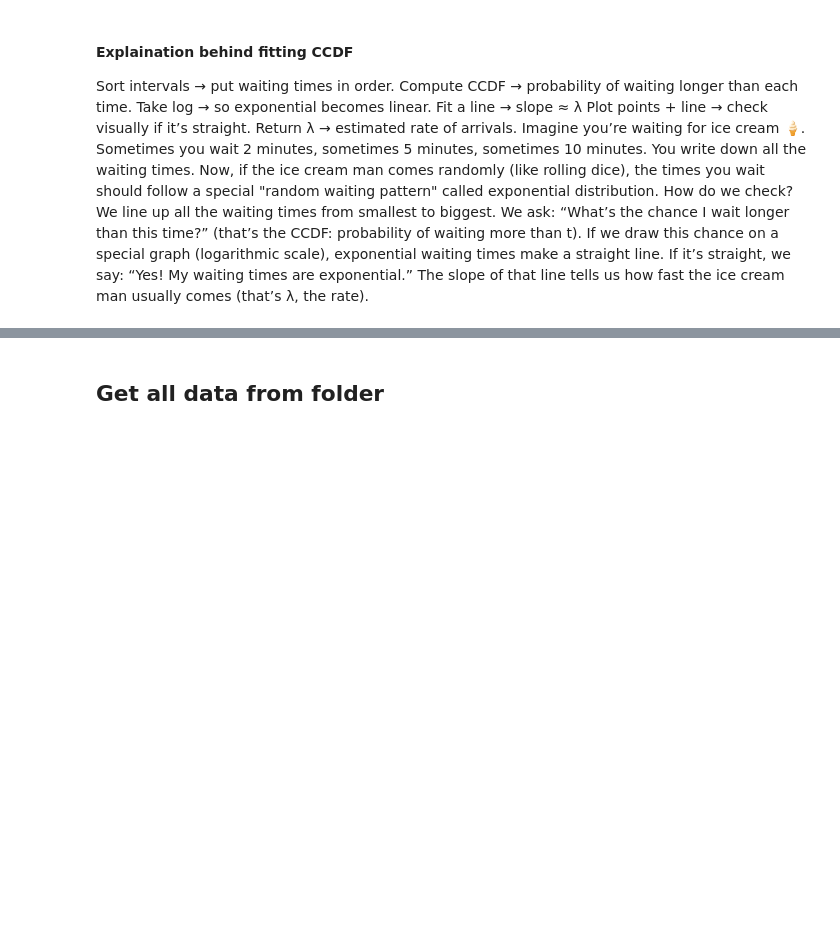
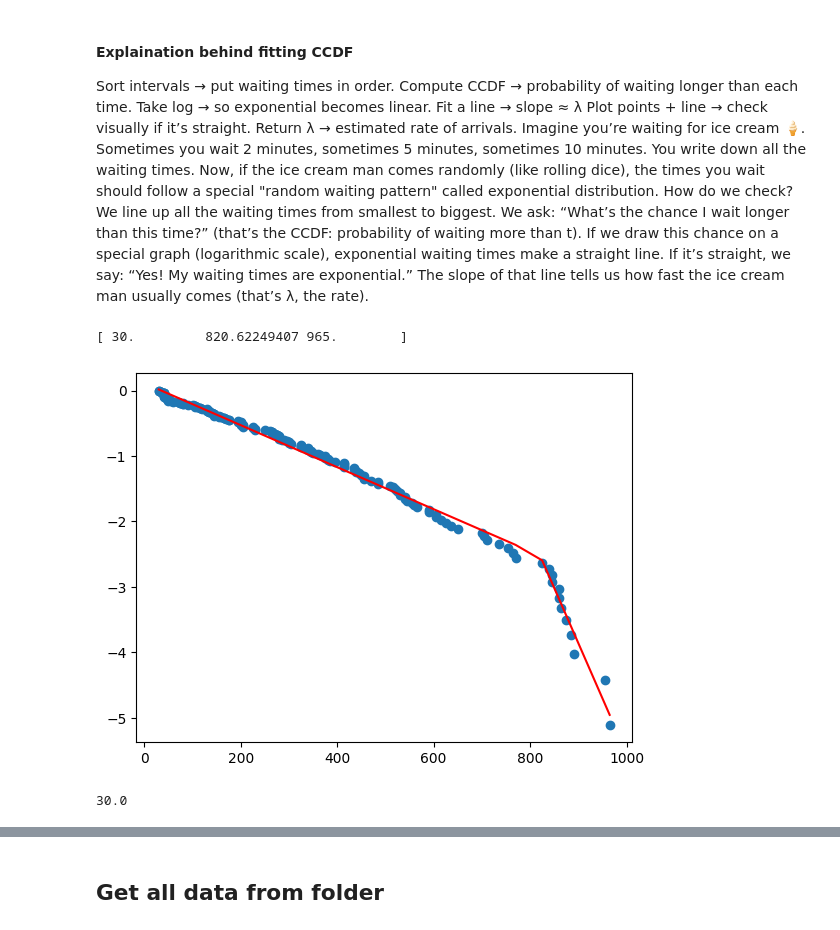
Before and after one commit to csndl-iitd/srg-tes-epilepsy-models, a Jupyter notebook: analysis/notebooks/Analyse fit FPT ST.ipynb, the cells around one changed output, grey strips where cells are left out. Saved outputs shown, nothing was run; the diff lists cells and outputs as text; code cells hidden in the pictures; blank space fills up the shorter version.

```diff
--- a/analysis/notebooks/Analyse fit FPT ST.ipynb
+++ b/analysis/notebooks/Analyse fit FPT ST.ipynb
@@ -114,3 +114,38 @@ def expo_plot_two_lines(intervals, ax, label, split_index=None):
     ax.set_ylabel("log P(T > t)")
     ax.set_title(f"Log-CCDF {label} (2 fits)")
     ax.legend()
+# %%
+import pwlf
+intervals=part_fpt.copy()
+intervals = np.sort(intervals)
+n = len(intervals)
+
+# CCDF: P(T > t)
+ccdf = 1.0 - np.arange(1, n + 1) / n
+
+# Remove zero values (log undefined)
+mask = ccdf > 0
+intervals = intervals[mask]
+ccdf = ccdf[mask]
+
+# Log of CCDF
+log_ccdf = np.log(ccdf)
+# Fit piecewise linear with 3 segments
+x=intervals
+y=log_ccdf
+my_pwlf = pwlf.PiecewiseLinFit(x, y)
+breaks = my_pwlf.fit(2)
+
+# Predict
+y_hat = my_pwlf.predict(x)
+print(breaks)
+plt.scatter(x, y)
+plt.plot(x, y_hat, 'r')
+plt.show()
+# %% [output]
+[ 30.         820.62249407 965.        ]
+[figure, added]
+# %%
+breaks[0]
+# %% [output]
+30.0
```
Also changed, not shown: parts of 6 cells of this notebook, 2 other files.
